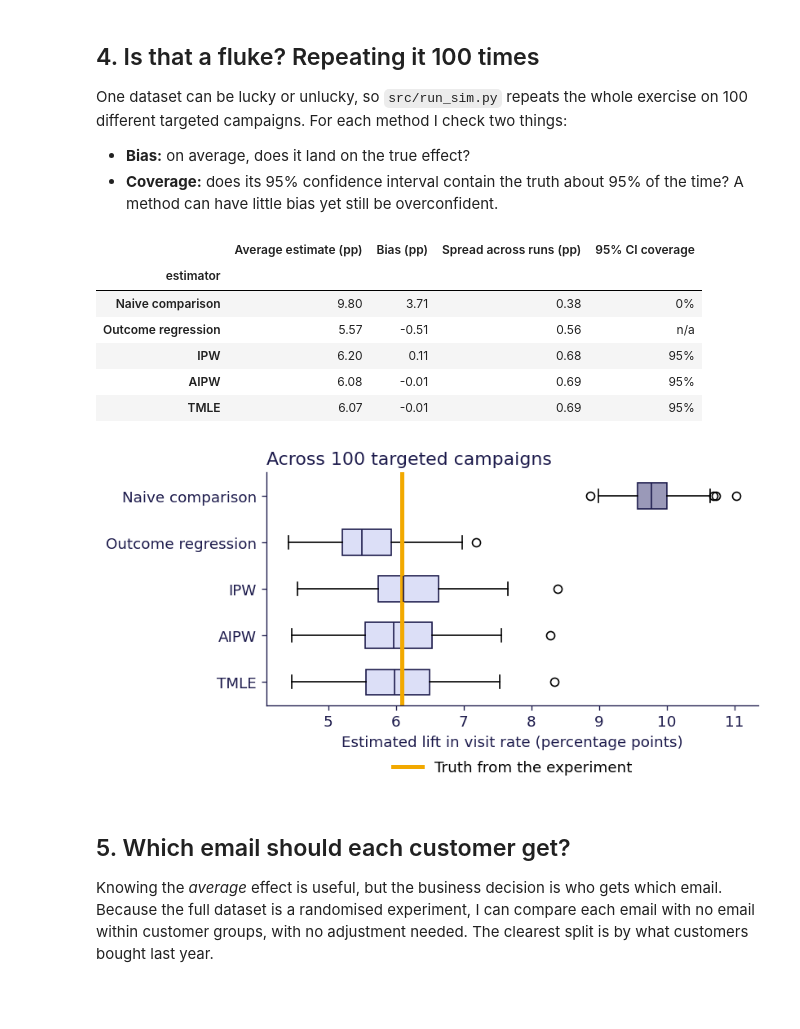
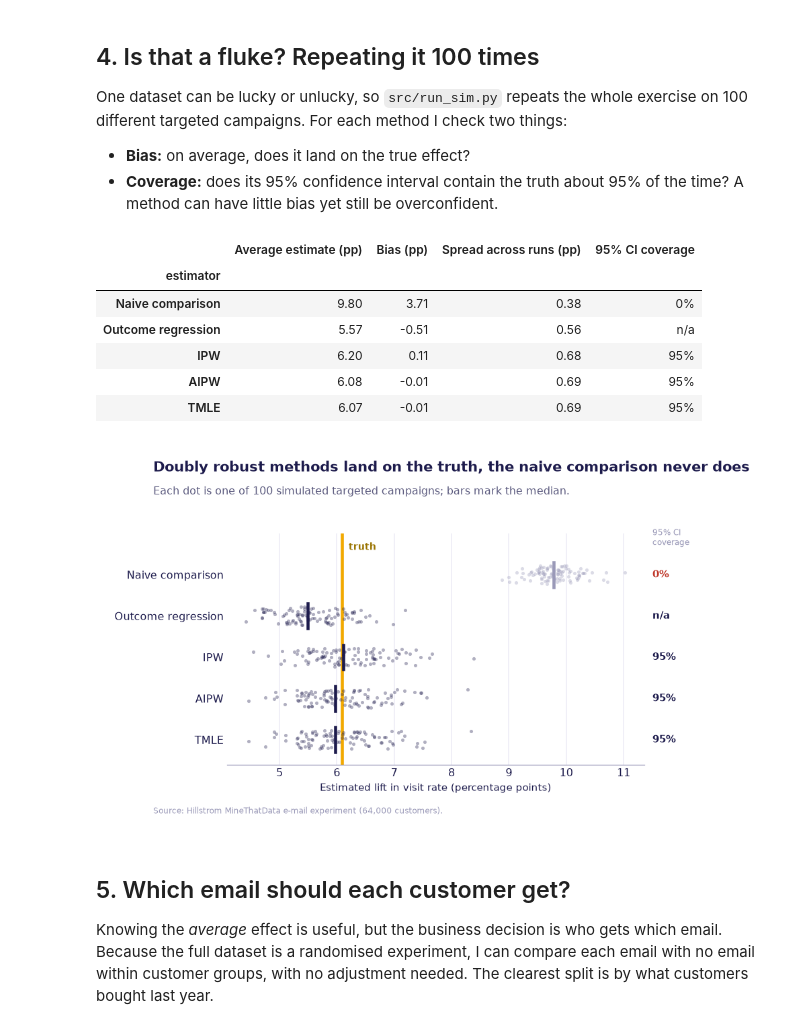
Before and after one commit to Asantewaah/email-campaign-causal-impact, a Jupyter notebook: notebooks/campaign_impact.ipynb, the cells around one changed output. Saved outputs shown, nothing was run; the diff lists cells and outputs as text; code cells hidden in the pictures; blank space fills up the shorter version.

```diff
--- a/notebooks/campaign_impact.ipynb
+++ b/notebooks/campaign_impact.ipynb
@@ -13,11 +13,9 @@
 import sys; sys.path.append("../src")
 import numpy as np, pandas as pd, matplotlib.pyplot as plt
 from causal import load_hillstrom, make_features, simulate_targeting, estimate_all, naive
+from plots import apply_style, balance_plot, forest_plot, simulation_plot, heterogeneity_plot
 
-INK, GOLD, BLUE, GREY = "#1D1B4C", "#F2A900", "#2F45C9", "#9A99B8"
-plt.rcParams.update({"figure.dpi": 120, "axes.spines.top": False, "axes.spines.right": False,
-                     "axes.edgecolor": INK, "axes.labelcolor": INK, "xtick.color": INK, "ytick.color": INK,
-                     "font.size": 11})
+apply_style()
 df = load_hillstrom("../data/hillstrom.csv")
 df.head()
 # %% [output]
@@ -129,35 +107,26 @@ One dataset can be lucky or unlucky, so `src/run_sim.py` repeats the whole exerc
 # %%
 sim = pd.read_csv("../results/simulation_results.csv")
 sim["covered"] = (sim.lower <= sim.truth) & (sim.truth <= sim.upper)
 table = sim.groupby("estimator").agg(
     mean_estimate=("estimate", "mean"), bias=("estimate", lambda e: e.mean() - sim.truth.iloc[0]),
     spread=("estimate", "std"), coverage=("covered", "mean")).reindex(order)
 table.loc["Outcome regression", "coverage"] = np.nan
 display(pd.DataFrame({
     "Average estimate (pp)": (table.mean_estimate * 100).round(2),
     "Bias (pp)": (table.bias * 100).round(2),
     "Spread across runs (pp)": (table.spread * 100).round(2),
     "95% CI coverage": table.coverage.map(lambda c: "n/a" if pd.isna(c) else f"{c:.0%}")}))
 
-fig, ax = plt.subplots(figsize=(7, 3.8))
-data = [sim.loc[sim.estimator == n, "estimate"] * 100 for n in order]
-bp = ax.boxplot(data, orientation="horizontal", tick_labels=order, patch_artist=True, widths=0.55, medianprops=dict(color=INK))
-for patch, n in zip(bp["boxes"], order):
-    patch.set_facecolor(GREY if n == "Naive comparison" else "#DCDFF7"); patch.set_edgecolor(INK)
-ax.axvline(truth["estimate"] * 100, color=GOLD, lw=3, label="Truth from the experiment")
-ax.invert_yaxis(); ax.set_xlabel("Estimated lift in visit rate (percentage points)")
-ax.set_title("Across 100 targeted campaigns", loc="left", color=INK)
-ax.legend(frameon=False, loc="upper center", bbox_to_anchor=(0.5, -0.18))
-fig.tight_layout(); fig.savefig("../figures/simulation.png", bbox_inches="tight"); plt.show()
+simulation_plot(sim, truth["estimate"], order, table.coverage, "../figures/simulation.png");
 # %% [output]
 |  | Average estimate (pp) | Bias (pp) | Spread across runs (pp) | 95% CI coverage |
 | estimator |  |  |  |  |
 | Naive comparison | 9.80 | 3.71 | 0.38 | 0% |
 | Outcome regression | 5.57 | -0.51 | 0.56 | n/a |
 | IPW | 6.20 | 0.11 | 0.68 | 95% |
 | AIPW | 6.08 | -0.01 | 0.69 | 95% |
 | TMLE | 6.07 | -0.01 | 0.69 | 95% |
-[figure, old version]
+[figure, new version]
 # %% [markdown]
 ## 5. Which email should each customer get?
 
```
Also changed, not shown: parts of 3 cells of this notebook, 6 other files.
